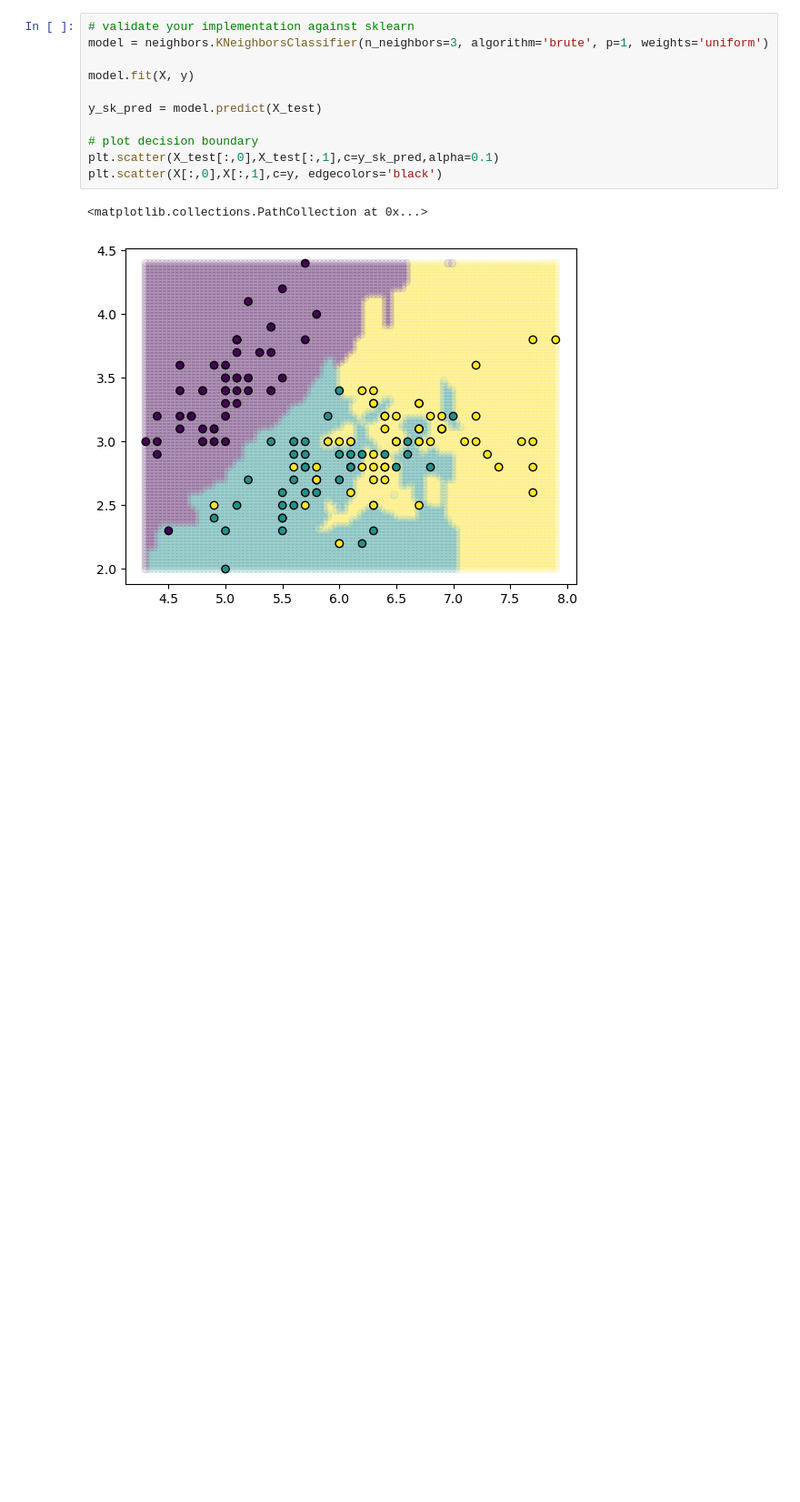
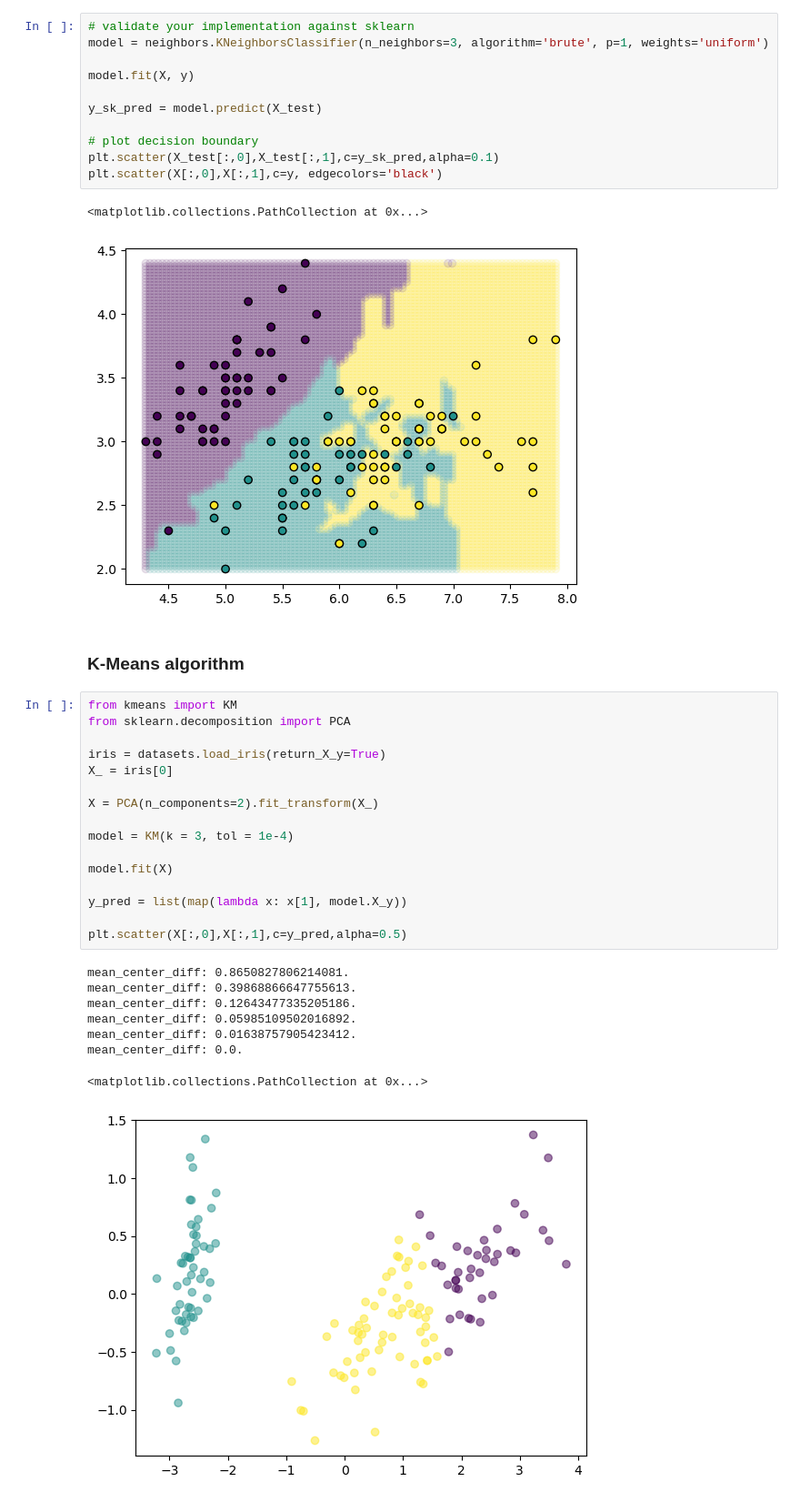
Before and after one commit to gozsoy/ml-algos-from-scratch, a Jupyter notebook: knn_experiments.ipynb, the cells around one changed output. Shown: that part at 91% size. Saved outputs shown, nothing was run; the diff lists cells and outputs as text; blank space fills up the shorter version.

Commit message:
implemented kmeans algo

```diff
--- a/knn_experiments.ipynb
+++ b/knn_experiments.ipynb
@@ -46,3 +46,30 @@ plt.scatter(X[:,0],X[:,1],c=y, edgecolors='black')
 # %% [output]
 <matplotlib.collections.PathCollection at 0x...>
 [figure]
+# %% [markdown]
+### K-Means algorithm
+# %%
+from kmeans import KM
+from sklearn.decomposition import PCA
+
+iris = datasets.load_iris(return_X_y=True)
+X_ = iris[0]
+
+X = PCA(n_components=2).fit_transform(X_)
+
+model = KM(k = 3, tol = 1e-4)
+
+model.fit(X)
+
+y_pred = list(map(lambda x: x[1], model.X_y))
+
+plt.scatter(X[:,0],X[:,1],c=y_pred,alpha=0.5)
+# %% [output]
+mean_center_diff: 0.8650827806214081.
+mean_center_diff: 0.39868866647755613.
+mean_center_diff: 0.12643477335205186.
+mean_center_diff: 0.05985109502016892.
+mean_center_diff: 0.01638757905423412.
+mean_center_diff: 0.0.
+<matplotlib.collections.PathCollection at 0x...>
+[figure, added]
```
Also changed, not shown: 1 other file.
